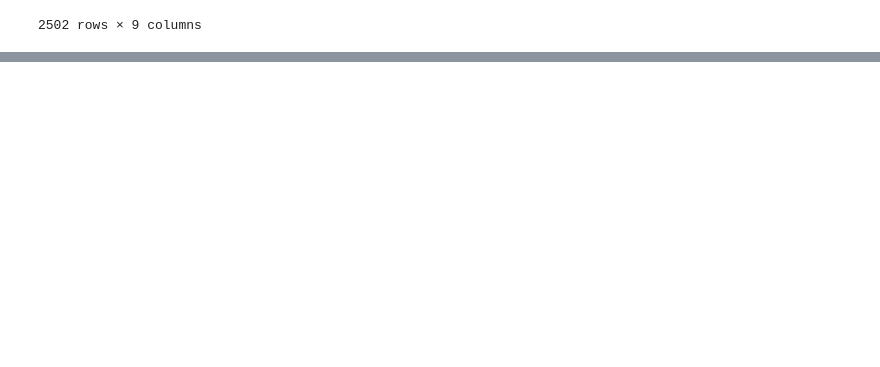
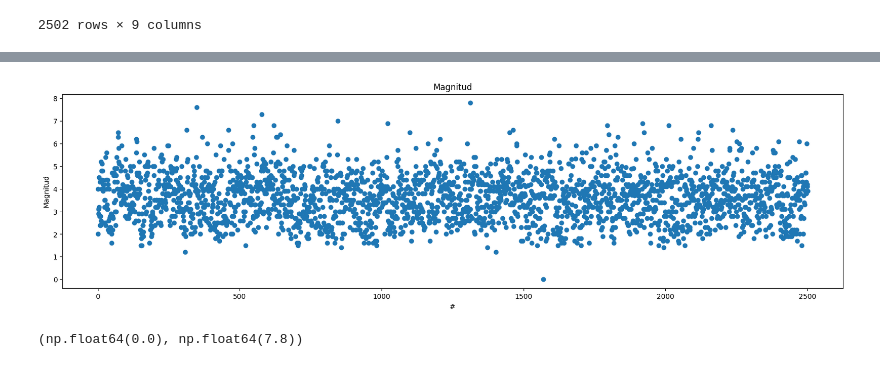
Before and after one commit to Rickbi/AA-1, a Jupyter notebook: Tarea_1.ipynb, the cells around one changed output, grey strips where cells are left out. Cells and saved outputs as stored; diff of their text form; code cells hidden in the pictures; blank space fills up the shorter version.

```diff
--- a/Tarea_1.ipynb
+++ b/Tarea_1.ipynb
@@ -5,4 +19,4 @@ import pandas as pd
 # %%
-path = "ovsicori_sismicidad_anual.csv"
-data = pd.read_csv(path)
+path = "https://raw.githubusercontent.com/Rickbi/AA-1/refs/heads/main/ovsicori_sismicidad_anual.csv"
+df = pd.read_csv(path)
 # %%
@@ -23,0 +55,17 @@ data
+# %%
+plt.figure(figsize=(20, 5))
+
+x = [i for i in range(2502)]
+y = df.Magnitud
+
+plt.scatter(x, df["Magnitud"])
+plt.xlabel("#")
+plt.ylabel("Magnitud")
+plt.title("Magnitud")
+plt.show()
+# %% [output]
+[figure, added]
+# %%
+df.Magnitud.min(), df.Magnitud.max()
+# %% [output]
+(np.float64(0.0), np.float64(7.8))
```
Also changed, not shown: parts of 10 cells of this notebook, 1 other file.
